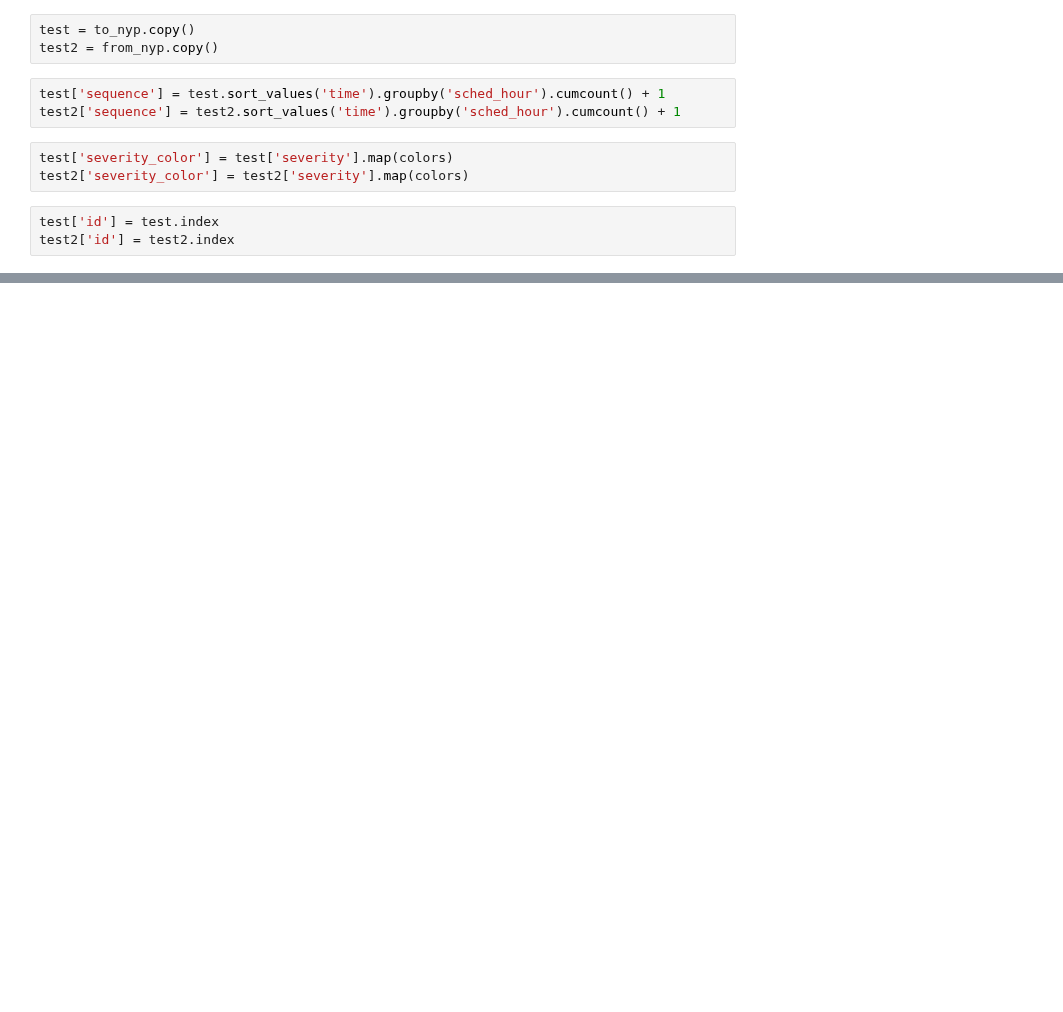
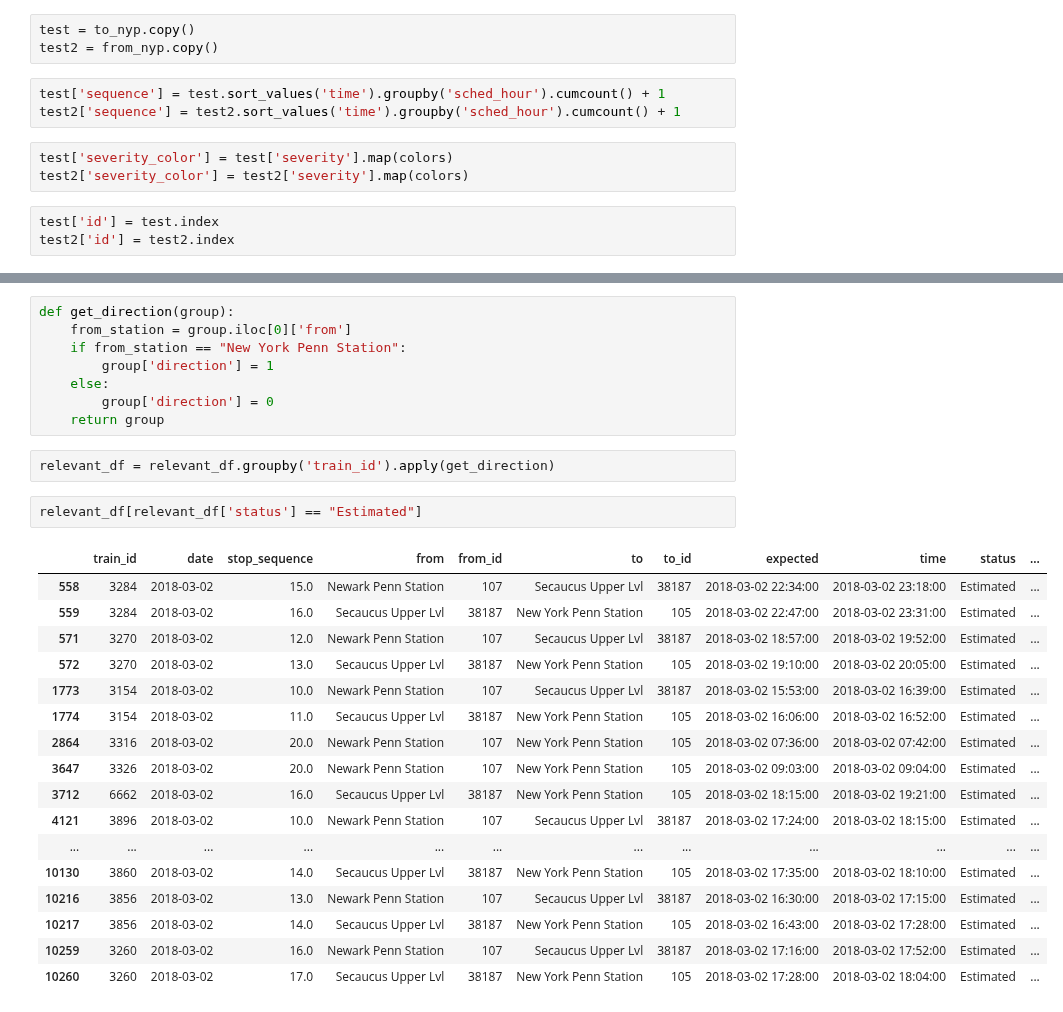
Before and after one commit to pranavbadami/njtransit, a Jupyter notebook: notebooks/analysis/case_study_0302.ipynb, the cells around one changed output, grey strips where cells are left out. Drawn from its saved outputs; the diff is of its cells as text; blank space fills up the shorter version.

```diff
--- a/notebooks/analysis/case_study_0302.ipynb
+++ b/notebooks/analysis/case_study_0302.ipynb
@@ -225,0 +224,30 @@ test2[test2['sched_hour'] == 18]
+# %%
+def get_direction(group):
+    from_station = group.iloc[0]['from']
+    if from_station == "New York Penn Station":
+        group['direction'] = 1
+    else:
+        group['direction'] = 0
+    return group
+# %%
+relevant_df = relevant_df.groupby('train_id').apply(get_direction)
+# %%
+relevant_df[relevant_df['status'] == "Estimated"]
+# %% [output]
+|  | train_id | date | stop_sequence | from | from_id | to | to_id | expected | time | status | ... |
+| 558 | 3284 | 2018-03-02 | 15.0 | Newark Penn Station | 107 | Secaucus Upper Lvl | 38187 | 2018-03-02 22:34:00 | 2018-03-02 23:18:00 | Estimated | ... |
+| 559 | 3284 | 2018-03-02 | 16.0 | Secaucus Upper Lvl | 38187 | New York Penn Station | 105 | 2018-03-02 22:47:00 | 2018-03-02 23:31:00 | Estimated | ... |
+| 571 | 3270 | 2018-03-02 | 12.0 | Newark Penn Station | 107 | Secaucus Upper Lvl | 38187 | 2018-03-02 18:57:00 | 2018-03-02 19:52:00 | Estimated | ... |
+| 572 | 3270 | 2018-03-02 | 13.0 | Secaucus Upper Lvl | 38187 | New York Penn Station | 105 | 2018-03-02 19:10:00 | 2018-03-02 20:05:00 | Estimated | ... |
+| 1773 | 3154 | 2018-03-02 | 10.0 | Newark Penn Station | 107 | Secaucus Upper Lvl | 38187 | 2018-03-02 15:53:00 | 2018-03-02 16:39:00 | Estimated | ... |
+| 1774 | 3154 | 2018-03-02 | 11.0 | Secaucus Upper Lvl | 38187 | New York Penn Station | 105 | 2018-03-02 16:06:00 | 2018-03-02 16:52:00 | Estimated | ... |
+| 2864 | 3316 | 2018-03-02 | 20.0 | Newark Penn Station | 107 | New York Penn Station | 105 | 2018-03-02 07:36:00 | 2018-03-02 07:42:00 | Estimated | ... |
+| 3647 | 3326 | 2018-03-02 | 20.0 | Newark Penn Station | 107 | New York Penn Station | 105 | 2018-03-02 09:03:00 | 2018-03-02 09:04:00 | Estimated | ... |
+| 3712 | 6662 | 2018-03-02 | 16.0 | Secaucus Upper Lvl | 38187 | New York Penn Station | 105 | 2018-03-02 18:15:00 | 2018-03-02 19:21:00 | Estimated | ... |
+| 4121 | 3896 | 2018-03-02 | 10.0 | Newark Penn Station | 107 | Secaucus Upper Lvl | 38187 | 2018-03-02 17:24:00 | 2018-03-02 18:15:00 | Estimated | ... |
+| ... | ... | ... | ... | ... | ... | ... | ... | ... | ... | ... | ... |
+| 10130 | 3860 | 2018-03-02 | 14.0 | Secaucus Upper Lvl | 38187 | New York Penn Station | 105 | 2018-03-02 17:35:00 | 2018-03-02 18:10:00 | Estimated | ... |
+| 10216 | 3856 | 2018-03-02 | 13.0 | Newark Penn Station | 107 | Secaucus Upper Lvl | 38187 | 2018-03-02 16:30:00 | 2018-03-02 17:15:00 | Estimated | ... |
+| 10217 | 3856 | 2018-03-02 | 14.0 | Secaucus Upper Lvl | 38187 | New York Penn Station | 105 | 2018-03-02 16:43:00 | 2018-03-02 17:28:00 | Estimated | ... |
+| 10259 | 3260 | 2018-03-02 | 16.0 | Newark Penn Station | 107 | Secaucus Upper Lvl | 38187 | 2018-03-02 17:16:00 | 2018-03-02 17:52:00 | Estimated | ... |
+| 10260 | 3260 | 2018-03-02 | 17.0 | Secaucus Upper Lvl | 38187 | New York Penn Station | 105 | 2018-03-02 17:28:00 | 2018-03-02 18:04:00 | Estimated | ... |
```
Also changed, not shown: parts of 16 cells of this notebook.
